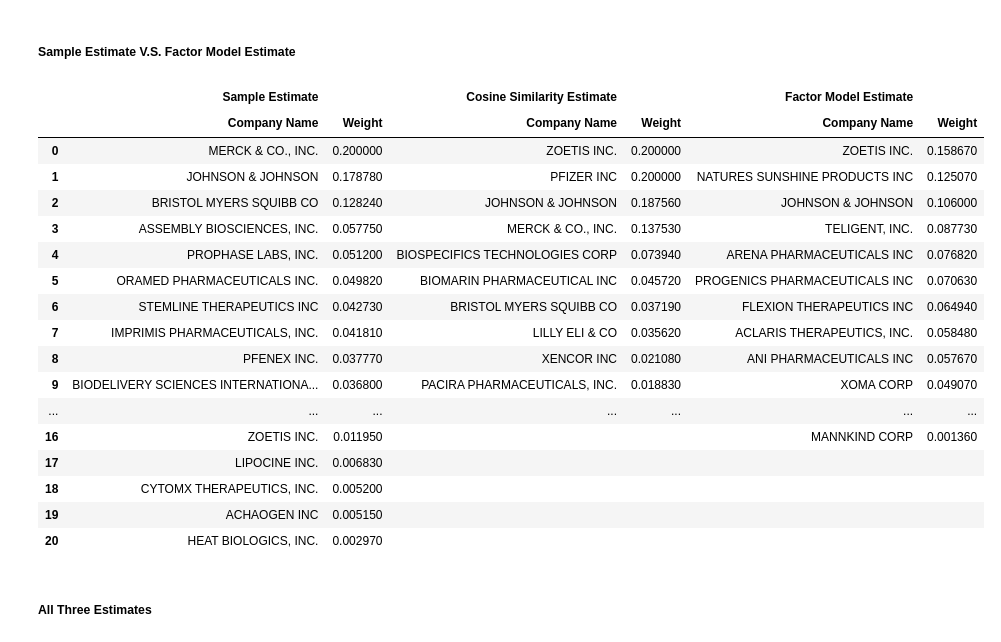
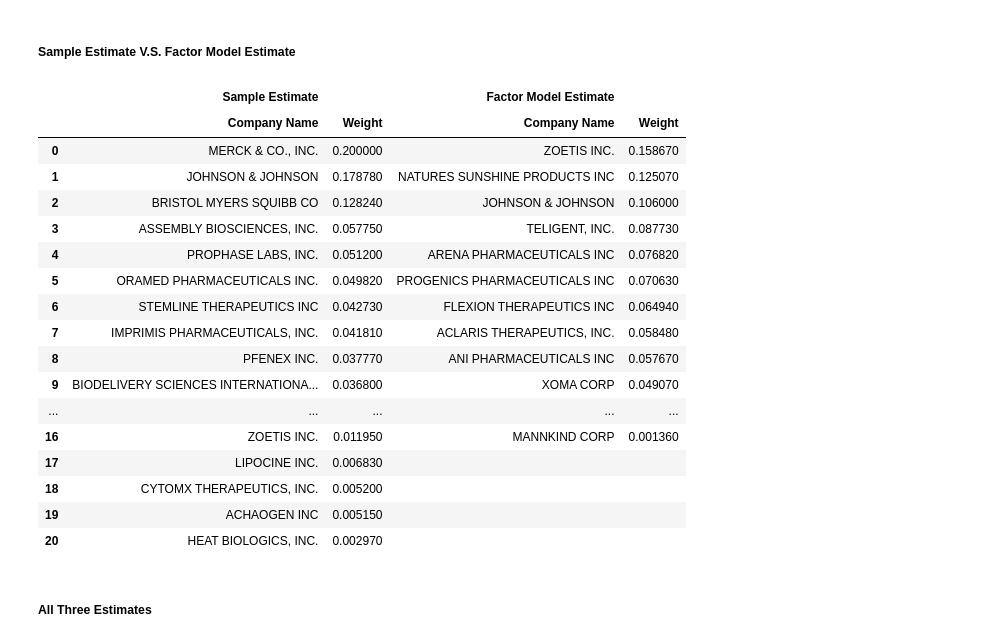
Before and after one commit to richardye101/ubineer_nlp_research, a Jupyter notebook: content/peitong/3.4_Minimum_Variance_Analysis_Results.ipynb, the cells around one changed output. Saved outputs shown, nothing was run; the diff lists cells and outputs as text; code cells hidden in the pictures.

```diff
--- a/content/peitong/3.4_Minimum_Variance_Analysis_Results.ipynb
+++ b/content/peitong/3.4_Minimum_Variance_Analysis_Results.ipynb
@@ -195,15 +208,27 @@ sample_pharm = sample_pharm.sort_values(by=["Weight"], ascending=False).reset_in
 cos_sim_pharm = cos_sim_pharm.sort_values(by=["Weight"], ascending=False).reset_index(drop=True)
 factor_model_pharm = factor_model_pharm.sort_values(by=["Weight"], ascending=False).reset_index(drop=True)
 # %%
+columns = pd.MultiIndex.from_product([['Sample Estimate', 'Cosine Similarity Estimate'],
+                                      ['Company Name', 'Weight']])
+pharm_12 = pd.concat([sample_pharm, cos_sim_pharm], axis=1)
+pharm_12.columns = columns
+pharm_12 = pharm_12.fillna(" ")
+
+columns = pd.MultiIndex.from_product([['Sample Estimate', 'Factor Model Estimate'],
+                                      ['Company Name', 'Weight']])
+pharm_13 = pd.concat([sample_pharm, factor_model_pharm], axis=1)
+pharm_13.columns = columns
+pharm_13 = pharm_13.fillna(" ")
+
 columns = pd.MultiIndex.from_product([['Sample Estimate', 'Cosine Similarity Estimate', 'Factor Model Estimate'],
                                       ['Company Name', 'Weight']])
 pharm = pd.concat([pd.concat([sample_pharm, cos_sim_pharm], axis=1), factor_model_pharm], axis=1)
 pharm.columns = columns
+pharm = pharm.fillna(" ")
 
 Same_12 = (set(sample_pharm.Company_Name) & set(cos_sim_pharm.Company_Name))
 Same_13 = (set(sample_pharm.Company_Name) & set(factor_model_pharm.Company_Name))
 Same_all = Same_12 & Same_13
-pharm = pharm.fillna(" ")
 # %% [markdown]
 ##### Sample Estimate V.S. Cosine Similarity Estimate
 # %%
@@ -230,26 +255,26 @@ pharm.style.applymap(highlight_12)
 # %% [markdown]
 ##### Sample Estimate V.S. Factor Model Estimate
 # %%
-pharm.style.applymap(highlight_13)
+pharm_13.style.applymap(highlight_13)
 # %% [output]
-|  | Sample Estimate |  | Cosine Similarity Estimate |  | Factor Model Estimate |  |
-|  | Company Name | Weight | Company Name | Weight | Company Name | Weight |
-| 0 | MERCK & CO., INC. | 0.200000 | ZOETIS INC. | 0.200000 | ZOETIS INC. | 0.158670 |
-| 1 | JOHNSON & JOHNSON | 0.178780 | PFIZER INC | 0.200000 | NATURES SUNSHINE PRODUCTS INC | 0.125070 |
-| 2 | BRISTOL MYERS SQUIBB CO | 0.128240 | JOHNSON & JOHNSON | 0.187560 | JOHNSON & JOHNSON | 0.106000 |
-| 3 | ASSEMBLY BIOSCIENCES, INC. | 0.057750 | MERCK & CO., INC. | 0.137530 | TELIGENT, INC. | 0.087730 |
-| 4 | PROPHASE LABS, INC. | 0.051200 | BIOSPECIFICS TECHNOLOGIES CORP | 0.073940 | ARENA PHARMACEUTICALS INC | 0.076820 |
-| 5 | ORAMED PHARMACEUTICALS INC. | 0.049820 | BIOMARIN PHARMACEUTICAL INC | 0.045720 | PROGENICS PHARMACEUTICALS INC | 0.070630 |
-| 6 | STEMLINE THERAPEUTICS INC | 0.042730 | BRISTOL MYERS SQUIBB CO | 0.037190 | FLEXION THERAPEUTICS INC | 0.064940 |
-| 7 | IMPRIMIS PHARMACEUTICALS, INC. | 0.041810 | LILLY ELI & CO | 0.035620 | ACLARIS THERAPEUTICS, INC. | 0.058480 |
-| 8 | PFENEX INC. | 0.037770 | XENCOR INC | 0.021080 | ANI PHARMACEUTICALS INC | 0.057670 |
-| 9 | BIODELIVERY SCIENCES INTERNATIONA... | 0.036800 | PACIRA PHARMACEUTICALS, INC. | 0.018830 | XOMA CORP | 0.049070 |
-| ... | ... | ... | ... | ... | ... | ... |
-| 16 | ZOETIS INC. | 0.011950 |  |  | MANNKIND CORP | 0.001360 |
-| 17 | LIPOCINE INC. | 0.006830 |  |  |  |  |
-| 18 | CYTOMX THERAPEUTICS, INC. | 0.005200 |  |  |  |  |
-| 19 | ACHAOGEN INC | 0.005150 |  |  |  |  |
-| 20 | HEAT BIOLOGICS, INC. | 0.002970 |  |  |  |  |
+|  | Sample Estimate |  | Factor Model Estimate |  |
+|  | Company Name | Weight | Company Name | Weight |
+| 0 | MERCK & CO., INC. | 0.200000 | ZOETIS INC. | 0.158670 |
+| 1 | JOHNSON & JOHNSON | 0.178780 | NATURES SUNSHINE PRODUCTS INC | 0.125070 |
+| 2 | BRISTOL MYERS SQUIBB CO | 0.128240 | JOHNSON & JOHNSON | 0.106000 |
+| 3 | ASSEMBLY BIOSCIENCES, INC. | 0.057750 | TELIGENT, INC. | 0.087730 |
+| 4 | PROPHASE LABS, INC. | 0.051200 | ARENA PHARMACEUTICALS INC | 0.076820 |
+| 5 | ORAMED PHARMACEUTICALS INC. | 0.049820 | PROGENICS PHARMACEUTICALS INC | 0.070630 |
+| 6 | STEMLINE THERAPEUTICS INC | 0.042730 | FLEXION THERAPEUTICS INC | 0.064940 |
+| 7 | IMPRIMIS PHARMACEUTICALS, INC. | 0.041810 | ACLARIS THERAPEUTICS, INC. | 0.058480 |
+| 8 | PFENEX INC. | 0.037770 | ANI PHARMACEUTICALS INC | 0.057670 |
+| 9 | BIODELIVERY SCIENCES INTERNATIONA... | 0.036800 | XOMA CORP | 0.049070 |
+| ... | ... | ... | ... | ... |
+| 16 | ZOETIS INC. | 0.011950 | MANNKIND CORP | 0.001360 |
+| 17 | LIPOCINE INC. | 0.006830 |  |  |
+| 18 | CYTOMX THERAPEUTICS, INC. | 0.005200 |  |  |
+| 19 | ACHAOGEN INC | 0.005150 |  |  |
+| 20 | HEAT BIOLOGICS, INC. | 0.002970 |  |  |
 # %% [markdown]
 ##### All Three Estimates
 # %%
```
Also changed, not shown: parts of 11 cells of this notebook.
